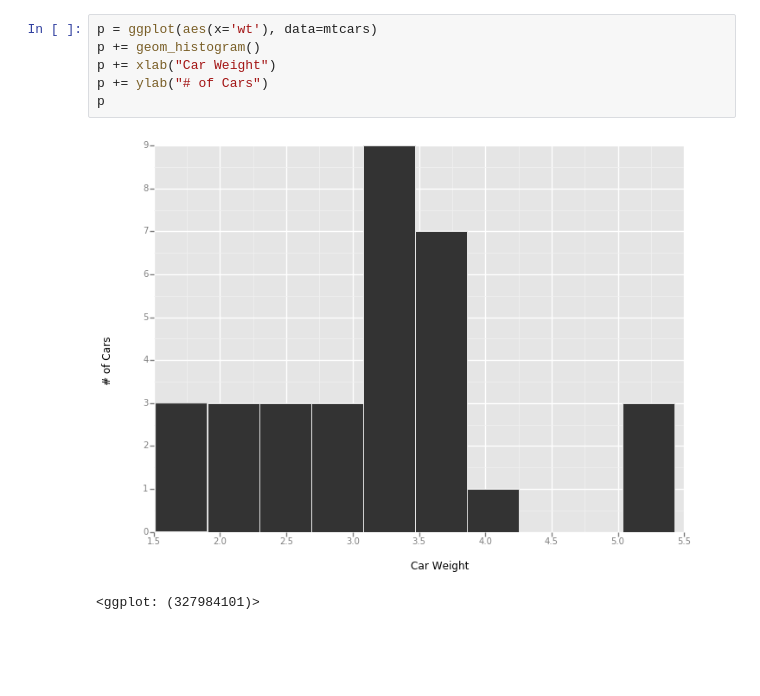
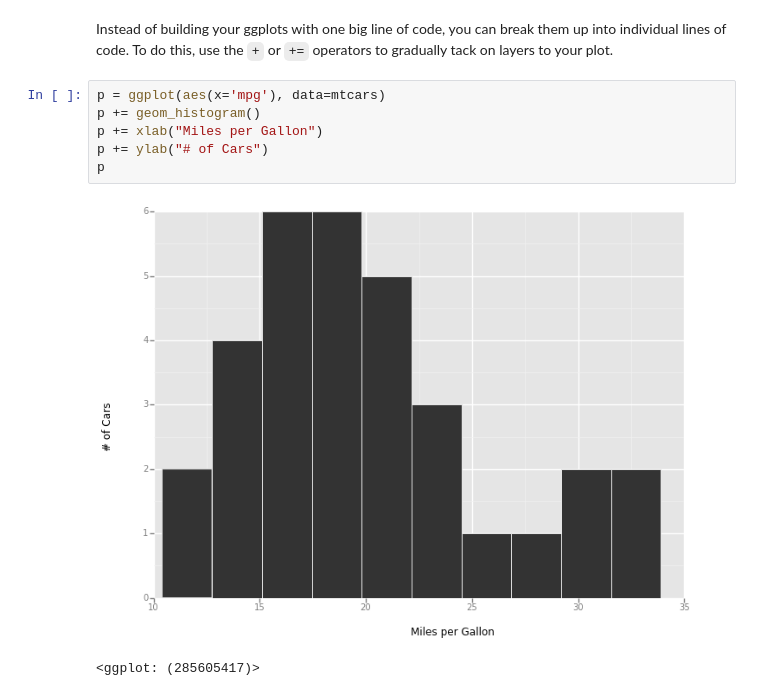
Before and after one commit to yhat/ggpy, a Jupyter notebook: docs/how-to/Layering Plots.ipynb, the cells around one changed output. Drawn from its saved outputs; the diff is of its cells as text; blank space fills up the shorter version.

```diff
--- a/docs/how-to/Layering Plots.ipynb
+++ b/docs/how-to/Layering Plots.ipynb
@@ -27,9 +57,11 @@ ggplot(diamonds, aes(x='carat', y='price')) + geom_point() + stat_smooth() + ggt
+# %% [markdown]
+Instead of building your ggplots with one big line of code, you can break them up into individual lines of code. To do this, use the `+` or `+=` operators to gradually tack on layers to your plot.
 # %%
-p = ggplot(aes(x='wt'), data=mtcars)
+p = ggplot(aes(x='mpg'), data=mtcars)
 p += geom_histogram()
-p += xlab("Car Weight")
+p += xlab("Miles per Gallon")
 p += ylab("# of Cars")
 p
 # %% [output]
-[figure, old version]
+[figure, new version]
-<ggplot: (327984101)>
+<ggplot: (285605417)>
```
Also changed, not shown: parts of 11 cells of this notebook, 8 other files.
